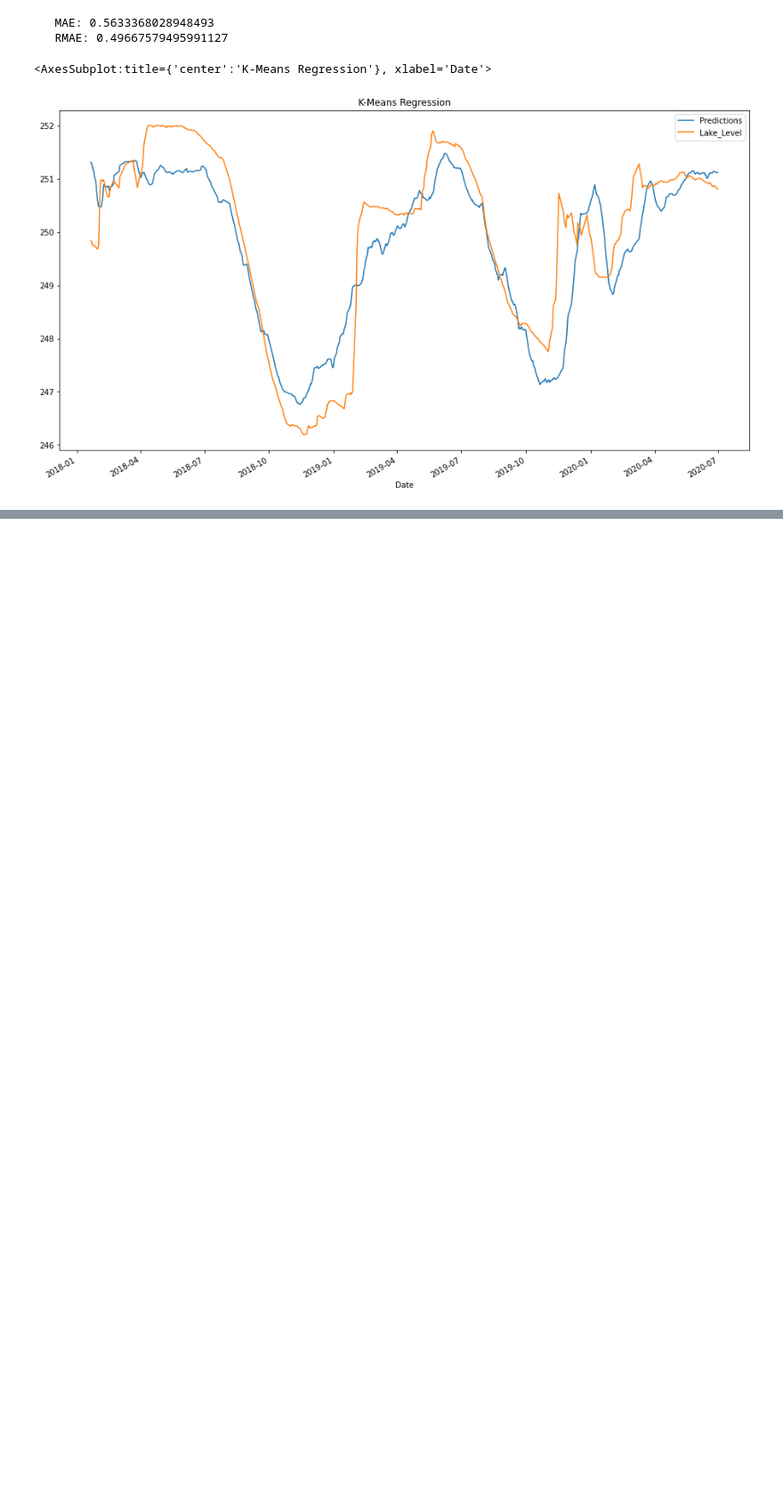
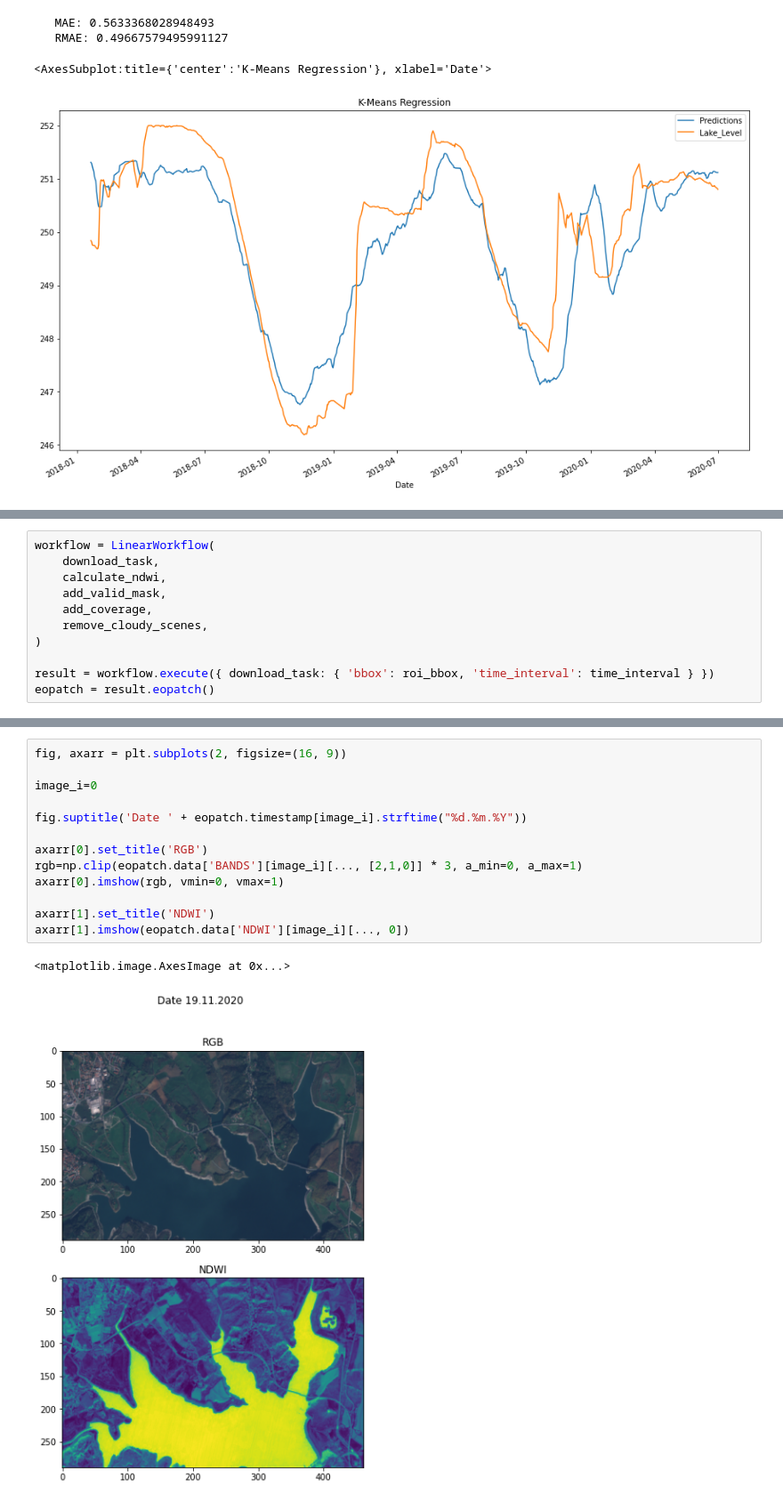
Before and after one commit to KlemenKozelj/master_thesis, a Jupyter notebook: 02_Lake_Bilancino.ipynb, the cells around one changed output, grey strips where cells are left out. Shown at 89% size. Saved outputs shown, nothing was run; the diff lists cells and outputs as text; blank space fills up the shorter version.

Commit message:
Fetched data from SentinelHub

```diff
--- a/02_Lake_Bilancino.ipynb
+++ b/02_Lake_Bilancino.ipynb
@@ -142,0 +216,11 @@ knr_result.plot(x='Date', title='K-Means Regression', figsize=(16, 9))
+# %%
+workflow = LinearWorkflow(
+    download_task,
+    calculate_ndwi,
+    add_valid_mask,
+    add_coverage,
+    remove_cloudy_scenes,
+)
+
+result = workflow.execute({ download_task: { 'bbox': roi_bbox, 'time_interval': time_interval } })
+eopatch = result.eopatch()
@@ -142,0 +247,16 @@ knr_result.plot(x='Date', title='K-Means Regression', figsize=(16, 9))
+# %%
+fig, axarr = plt.subplots(2, figsize=(16, 9))
+
+image_i=0
+
+fig.suptitle('Date ' + eopatch.timestamp[image_i].strftime("%d.%m.%Y"))
+
+axarr[0].set_title('RGB')
+rgb=np.clip(eopatch.data['BANDS'][image_i][..., [2,1,0]] * 3, a_min=0, a_max=1)
+axarr[0].imshow(rgb, vmin=0, vmax=1)
+
+axarr[1].set_title('NDWI')
+axarr[1].imshow(eopatch.data['NDWI'][image_i][..., 0])
+# %% [output]
+<matplotlib.image.AxesImage at 0x...>
+[figure, added]
```
Also changed, not shown: parts of 4 cells of this notebook, 1 other file.
